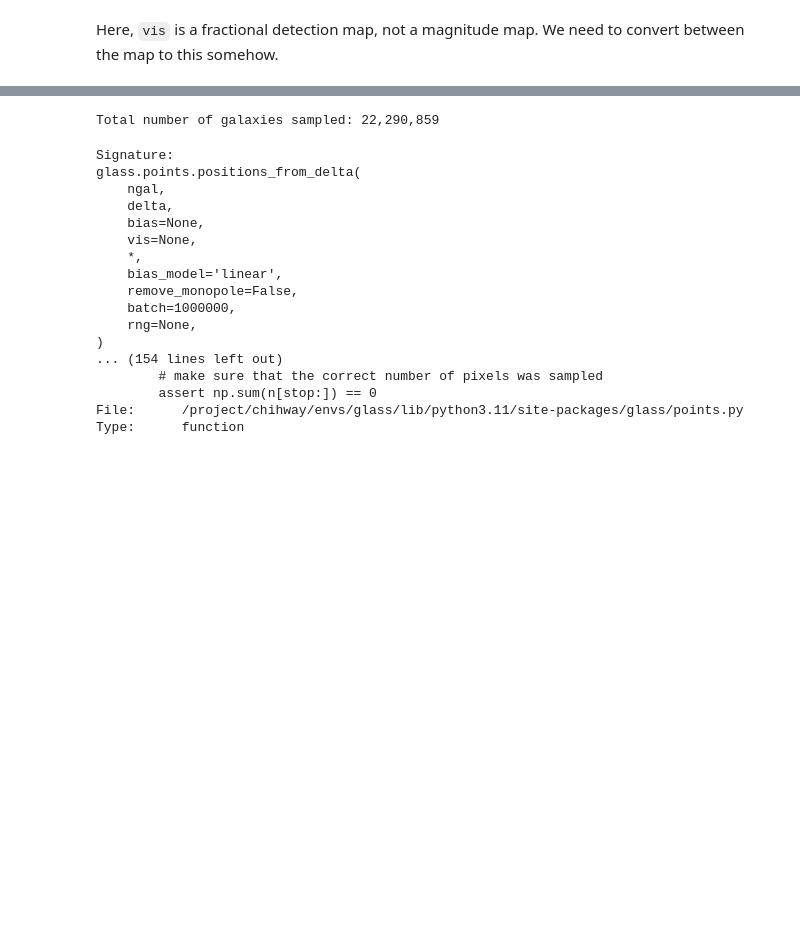
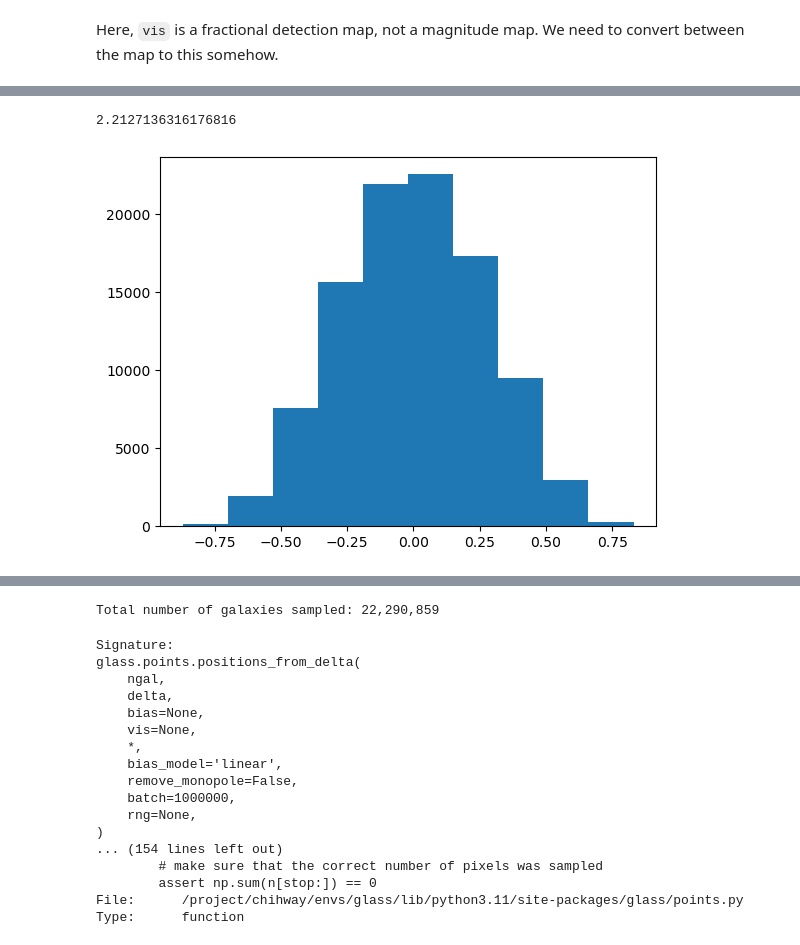
Before and after one commit to ShrihanSolo/glass_guide, a Jupyter notebook: examples/weak_lensing/stage4_survey.ipynb, the cells around one changed output, grey strips where cells are left out. Drawn from its saved outputs; the diff is of its cells as text; code cells hidden in the pictures; blank space fills up the shorter version.

Commit message:
gaussian vs intnorm

```diff
--- a/examples/weak_lensing/stage4_survey.ipynb
+++ b/examples/weak_lensing/stage4_survey.ipynb
@@ -84,0 +88,12 @@ plt.show()
+# %%
+np.sqrt(n/d)
+# %% [output]
+2.2127136316176816
+# %%
+# testing, not part of main setup
+gal_eps_g = glass.shapes.ellipticity_intnorm(100000, sigma_e)
+# %%
+plt.hist(np.real(gal_eps_g))
+plt.show()
+# %% [output]
+[figure, added]
```
Also changed, not shown: parts of 10 cells of this notebook, 1 other file.
